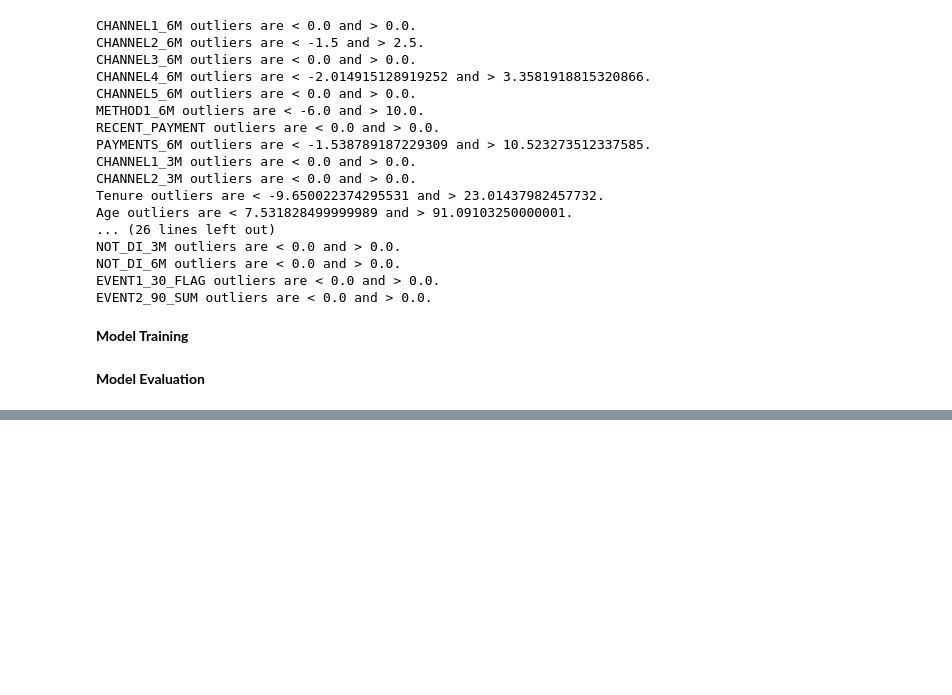
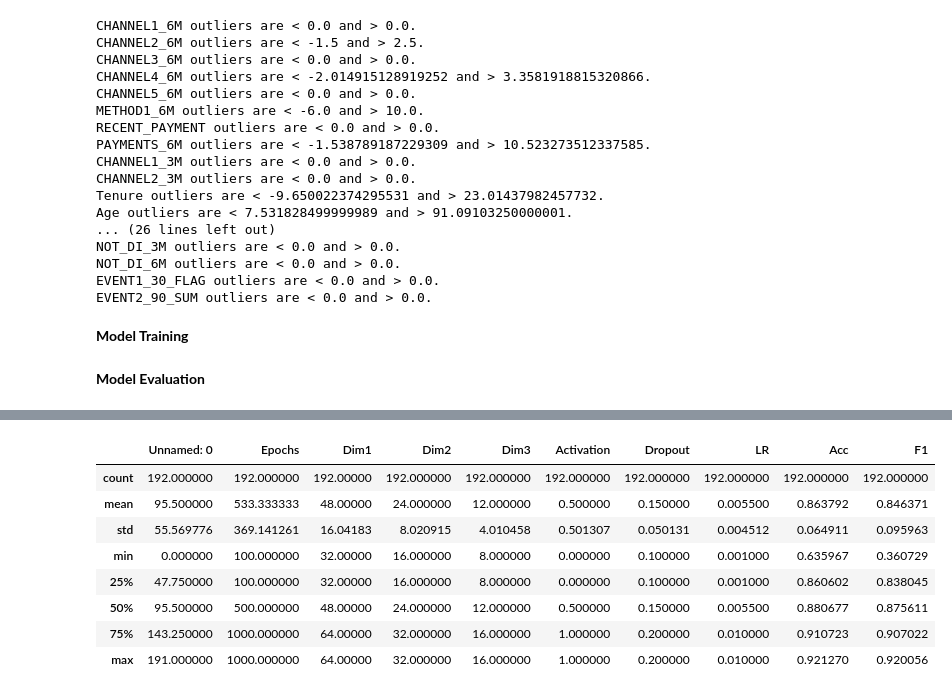
Before and after one commit to brockcarey/callpredict, a Jupyter notebook: DSC 4320 Final Project.ipynb, the cells around one changed output, grey strips where cells are left out. Drawn from its saved outputs; the diff is of its cells as text; code cells hidden in the pictures; blank space fills up the shorter version.

```diff
--- a/DSC 4320 Final Project.ipynb
+++ b/DSC 4320 Final Project.ipynb
@@ -556,0 +577,31 @@ model = NN(input_dim, hidden_dim1, hidden_dim2, hidden_dim3, dropout_rate)
+# %%
+# Generate search space array for grid search
+def search_space(data, param_grid):
+    space_rows = 1
+    space_cols = len(param_grid) + 2
+    for key in param_grid:
+        space_rows *= len(param_grid[key])
+    space = np.zeros((space_rows, space_cols))
+    index = 0
+    for epochs in param_grid['epochs']:
+        for dim1 in param_grid['hidden_dim1']:
+            for dim2 in param_grid['hidden_dim2']:
+                for dim3 in param_grid['hidden_dim3']:
+                    for idx, act in enumerate(param_grid['act']):
+                        for drop in param_grid['dropout']:
+                            for lr in param_grid['lr']:
+                                print(f'Iteration: {index}/{space_rows}')
+                                result = train_NN(data, epochs, dim1, dim2, dim3, act, drop, lr)
+                                space[index] = np.array([epochs, dim1, dim2, dim3, idx, drop, lr, result[0], result[1]])
+                                index += 1
+    resultDf = pd.DataFrame(space, columns=['Epochs', 'Dim1', 'Dim2', 'Dim3',
+                                           'Activation', 'Dropout', 'LR', 'Acc', 'F1'])
+    return resultDf
+# %%
+# Perform grid search based on possible values
+param_grid = dict(epochs=[100, 500, 1000], hidden_dim1=[32, 64],
+                 hidden_dim2=[16, 32], hidden_dim3=[8, 16],
+                 act=['relu', 'leaky_relu'], dropout=[0.1, 0.2],
+                 lr=[0.01, 0.001])
+data = [X_train, X_test, y_train, y_test]
+resultDf = search_space(data, param_grid)
@@ -556,0 +626,13 @@ model = NN(input_dim, hidden_dim1, hidden_dim2, hidden_dim3, dropout_rate)
+# %%
+# View maximum values
+resultDf.describe()
+# %% [output]
+|  | Unnamed: 0 | Epochs | Dim1 | Dim2 | Dim3 | Activation | Dropout | LR | Acc | F1 |
+| count | 192.000000 | 192.000000 | 192.00000 | 192.000000 | 192.000000 | 192.000000 | 192.000000 | 192.000000 | 192.000000 | 192.000000 |
+| mean | 95.500000 | 533.333333 | 48.00000 | 24.000000 | 12.000000 | 0.500000 | 0.150000 | 0.005500 | 0.863792 | 0.846371 |
+| std | 55.569776 | 369.141261 | 16.04183 | 8.020915 | 4.010458 | 0.501307 | 0.050131 | 0.004512 | 0.064911 | 0.095963 |
+| min | 0.000000 | 100.000000 | 32.00000 | 16.000000 | 8.000000 | 0.000000 | 0.100000 | 0.001000 | 0.635967 | 0.360729 |
+| 25% | 47.750000 | 100.000000 | 32.00000 | 16.000000 | 8.000000 | 0.000000 | 0.100000 | 0.001000 | 0.860602 | 0.838045 |
+| 50% | 95.500000 | 500.000000 | 48.00000 | 24.000000 | 12.000000 | 0.500000 | 0.150000 | 0.005500 | 0.880677 | 0.875611 |
+| 75% | 143.250000 | 1000.000000 | 64.00000 | 32.000000 | 16.000000 | 1.000000 | 0.200000 | 0.010000 | 0.910723 | 0.907022 |
+| max | 191.000000 | 1000.000000 | 64.00000 | 32.000000 | 16.000000 | 1.000000 | 0.200000 | 0.010000 | 0.921270 | 0.920056 |
```
Also changed, not shown: parts of 17 cells of this notebook.
